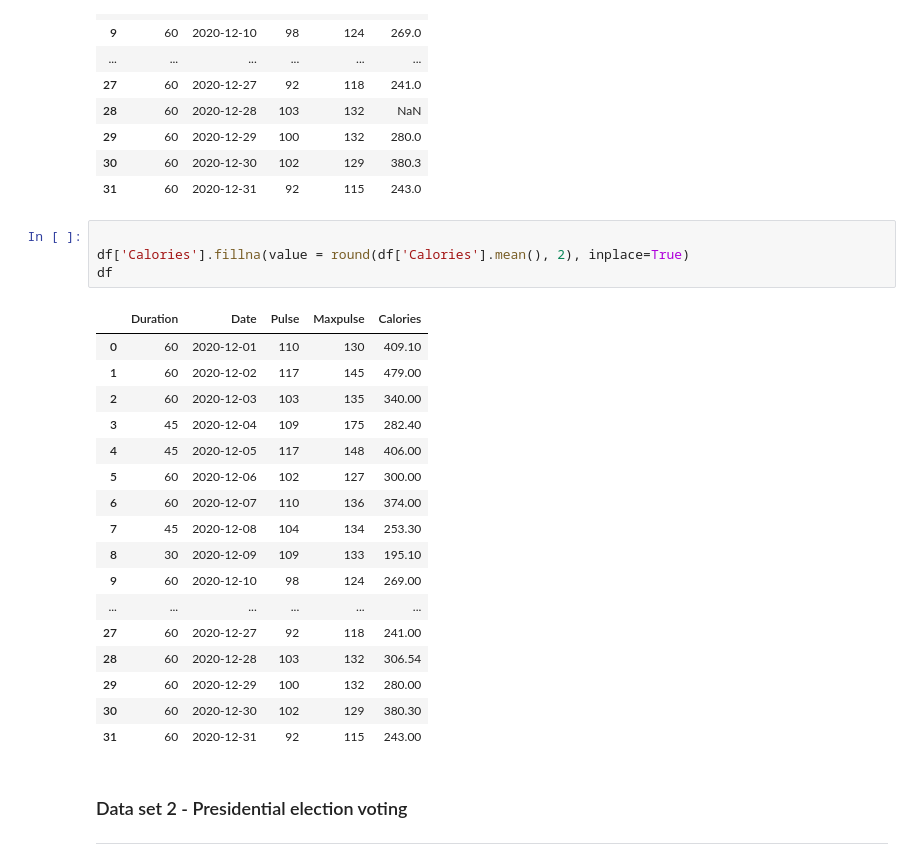
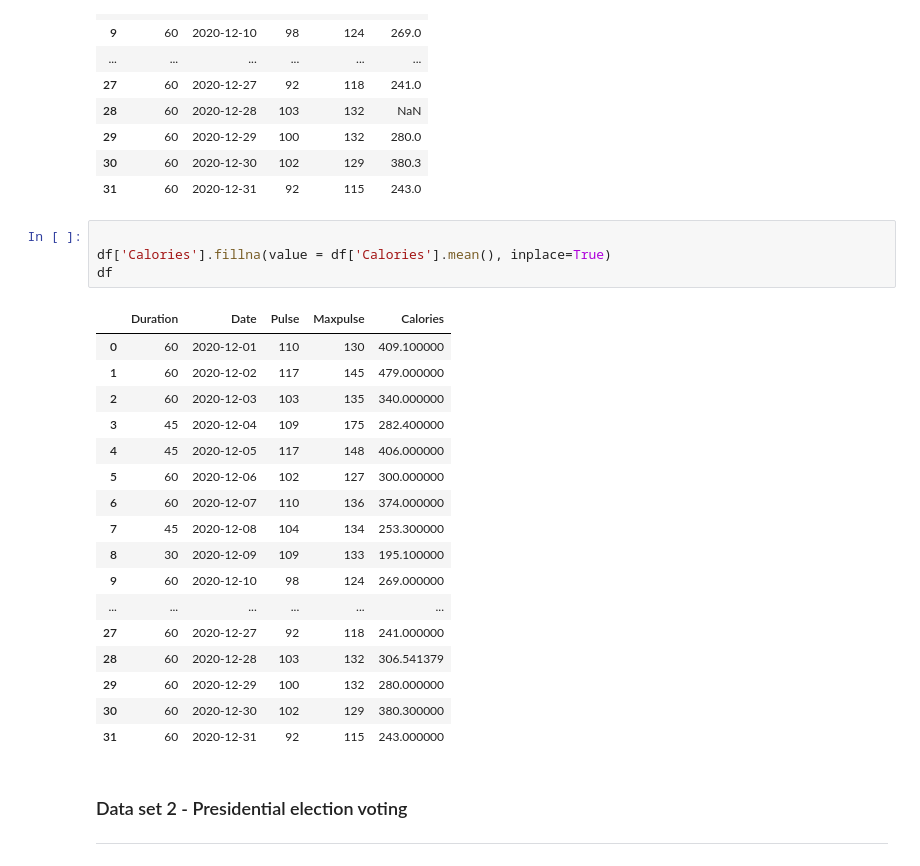
Before and after one commit to Jojomaque/DataScience, a Jupyter notebook: JojoClean_the_data.ipynb, the cells around one changed output. Drawn from its saved outputs; the diff is of its cells as text.

```diff
--- a/JojoClean_the_data.ipynb
+++ b/JojoClean_the_data.ipynb
@@ -170,26 +170,26 @@ df
 | 31 | 60 | 2020-12-31 | 92 | 115 | 243.0 |
 # %%
 
-df['Calories'].fillna(value = round(df['Calories'].mean(), 2), inplace=True)
+df['Calories'].fillna(value = df['Calories'].mean(), inplace=True)
 df
 # %% [output]
 |  | Duration | Date | Pulse | Maxpulse | Calories |
-| 0 | 60 | 2020-12-01 | 110 | 130 | 409.10 |
-| 1 | 60 | 2020-12-02 | 117 | 145 | 479.00 |
-| 2 | 60 | 2020-12-03 | 103 | 135 | 340.00 |
-| 3 | 45 | 2020-12-04 | 109 | 175 | 282.40 |
-| 4 | 45 | 2020-12-05 | 117 | 148 | 406.00 |
-| 5 | 60 | 2020-12-06 | 102 | 127 | 300.00 |
-| 6 | 60 | 2020-12-07 | 110 | 136 | 374.00 |
-| 7 | 45 | 2020-12-08 | 104 | 134 | 253.30 |
-| 8 | 30 | 2020-12-09 | 109 | 133 | 195.10 |
-| 9 | 60 | 2020-12-10 | 98 | 124 | 269.00 |
+| 0 | 60 | 2020-12-01 | 110 | 130 | 409.100000 |
+| 1 | 60 | 2020-12-02 | 117 | 145 | 479.000000 |
+| 2 | 60 | 2020-12-03 | 103 | 135 | 340.000000 |
+| 3 | 45 | 2020-12-04 | 109 | 175 | 282.400000 |
+| 4 | 45 | 2020-12-05 | 117 | 148 | 406.000000 |
+| 5 | 60 | 2020-12-06 | 102 | 127 | 300.000000 |
+| 6 | 60 | 2020-12-07 | 110 | 136 | 374.000000 |
+| 7 | 45 | 2020-12-08 | 104 | 134 | 253.300000 |
+| 8 | 30 | 2020-12-09 | 109 | 133 | 195.100000 |
+| 9 | 60 | 2020-12-10 | 98 | 124 | 269.000000 |
 | ... | ... | ... | ... | ... | ... |
-| 27 | 60 | 2020-12-27 | 92 | 118 | 241.00 |
-| 28 | 60 | 2020-12-28 | 103 | 132 | 306.54 |
-| 29 | 60 | 2020-12-29 | 100 | 132 | 280.00 |
-| 30 | 60 | 2020-12-30 | 102 | 129 | 380.30 |
-| 31 | 60 | 2020-12-31 | 92 | 115 | 243.00 |
+| 27 | 60 | 2020-12-27 | 92 | 118 | 241.000000 |
+| 28 | 60 | 2020-12-28 | 103 | 132 | 306.541379 |
+| 29 | 60 | 2020-12-29 | 100 | 132 | 280.000000 |
+| 30 | 60 | 2020-12-30 | 102 | 129 | 380.300000 |
+| 31 | 60 | 2020-12-31 | 92 | 115 | 243.000000 |
 # %% [markdown]
 ### Data set 2 - Presidential election voting
 ---
```
Also changed, not shown: parts of 15 cells of this notebook.
